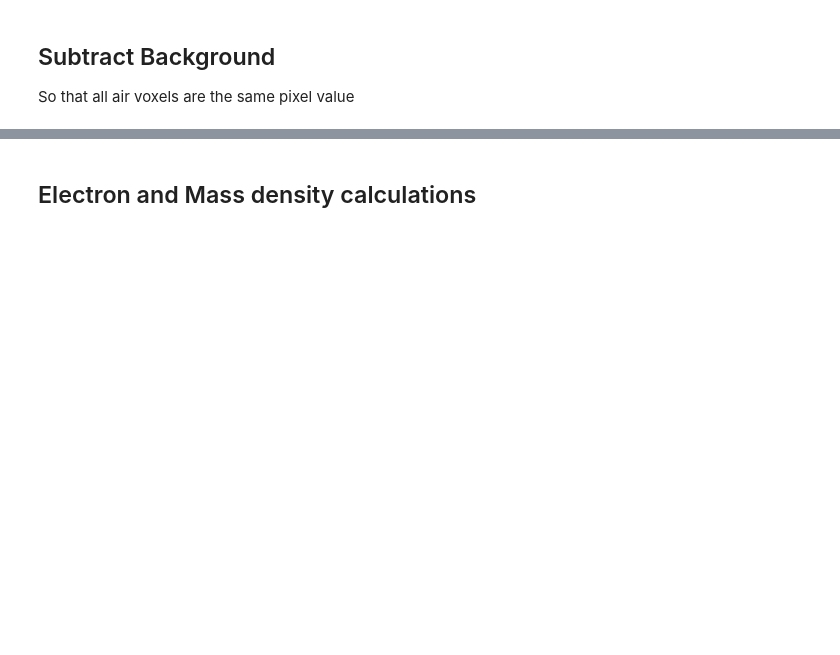
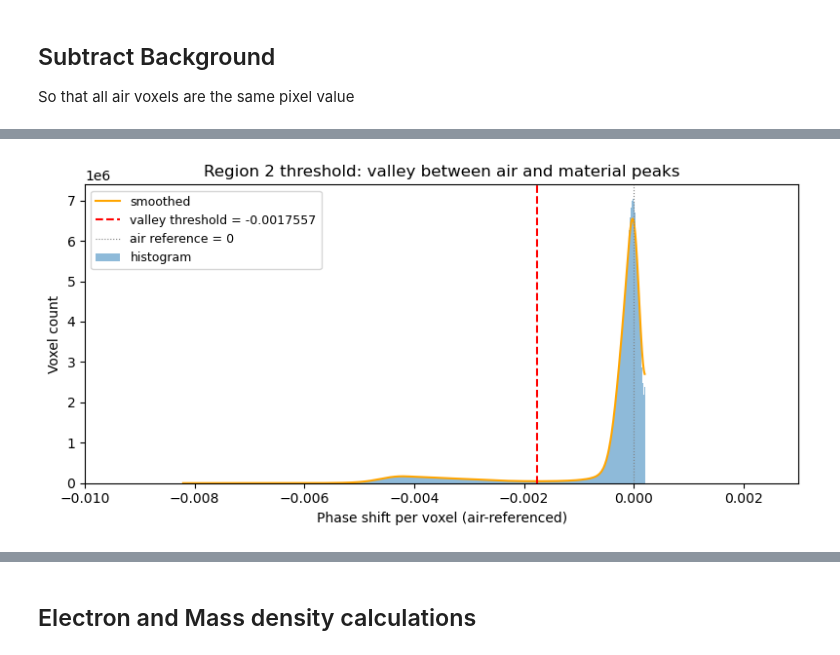
Before and after one commit to levijh1/TomoMono, a Jupyter notebook: densityConversion.ipynb, the cells around one changed output, grey strips where cells are left out. Cells and saved outputs as stored; diff of their text form; code cells hidden in the pictures; blank space fills up the shorter version.

```diff
--- a/densityConversion.ipynb
+++ b/densityConversion.ipynb
@@ -422,36 +497,80 @@ So that all air voxels are the same pixel value
 # %%
 # ============================================================
-# Crop Region
+# Define the three regions we will report mass density over
 # ============================================================
+# Masks are defined here on the *air-referenced* phase volume (`tomo_scaled`,
+# already shifted in the cell above). They stay valid through the density
+# conversions because those only multiply / shift the data IN PLACE on the
+# object voxels, so the exact-zero background is preserved.
+#
+#   Region 1 : whole volume, only the exact-zero background excluded
+#              -> handled later with (volume != 0); no stored mask needed.
+#   Region 2 : threshold mask -> voxels with air-referenced phase below the
+#              valley between the air peak and material peak (auto-detected).
+#   Region 3 : a small rectangular prism sitting entirely inside the foam.
+from scipy.ndimage import uniform_filter1d
 from helperFunctions import MoviePlotter   # cv2 and np already imported above
 
-# ---- Volume 1: raw scaled phase-contrast values (no mask) ----
-vol_raw = tomo_scaled
+# ---- Region 2: valley-detection threshold (relative to the air reference at 0) ----
+support = tomo_scaled != 0
+counts_v, edges_v = np.histogram(tomo_scaled[support].ravel(), bins=1024)
+centers_v = 0.5 * (edges_v[:-1] + edges_v[1:])
 
-# ---- Volume 2: voxels below -0.001 (threshold mask) ----
-mask2 = tomo_scaled < -0.001  # 3D boolean: threshold-selected voxels
+smoothed_v = uniform_filter1d(counts_v.astype(float), size=20)
 
-# ---- Volume 3: diagonal-rectangle column, ~50 px tall from the top z-slice ----
-corner_pts = np.array([[750, 250], [550, 400], [750, 450], [800, 400]],
+# Valley sits between the air peak (at 0) and the material peak (further left),
+# constrained to the [-0.002, -0.001] window where the two peaks meet.
+valley_search = (centers_v > -0.002) & (centers_v < -0.001)
+valley_idx = np.argmin(smoothed_v[valley_search])
+valley_threshold = centers_v[valley_search][valley_idx]
+print(f"Valley threshold: {valley_threshold:.6g}")
+
+mask_threshold_value = valley_threshold
+
+# Visualise the detection on the histogram
+fig_v, ax_v = plt.subplots(figsize=(8, 4))
+ax_v.bar(centers_v, counts_v, width=np.diff(edges_v), align='center', alpha=0.5, label='histogram')
+ax_v.plot(centers_v, smoothed_v, color='orange', linewidth=1.5, label='smoothed')
+ax_v.axvline(valley_threshold, color='red', linestyle='--',
+             label=f'valley threshold = {valley_threshold:.5g}')
+ax_v.axvline(0, color='gray', linestyle=':', linewidth=0.8, label='air reference = 0')
+ax_v.set_xlim(-0.010, 0.003)
+ax_v.set_xlabel('Phase shift per voxel (air-referenced)')
+ax_v.set_ylabel('Voxel count')
+ax_v.set_title('Region 2 threshold: valley between air and material peaks')
+ax_v.legend(fontsize=9)
+plt.tight_layout()
+plt.show()
+
+mask_threshold = tomo_scaled < mask_threshold_value
+del support, counts_v, edges_v, centers_v, smoothed_v, valley_search
+
+# ---- Region 3: rectangular prism fully inside the foam ----------------------
+# A tilted rectangle in (row, col) extruded through the top `z_thickness`
+# slices. Adjust corner_pts / z_thickness so the prism stays in material.
+corner_pts = np.array([[750, 250], [350, 500], [750, 450], [800, 400]],
                       dtype=np.float32)
-rect = cv2.minAreaRect(corner_pts)
-box  = cv2.boxPoints(rect).astype(np.int32)
+box = cv2.boxPoints(cv2.minAreaRect(corner_pts)).astype(np.int32)
 
 nz, nrow, ncol = tomo_scaled.shape
-filled = np.zeros((nrow, ncol), dtype=np.uint8)
-cv2.fillConvexPoly(filled, box, 1)
-rect_mask_2d = filled.astype(bool)
+rect_2d = np.zeros((nrow, ncol), dtype=np.uint8)
+cv2.fillConvexPoly(rect_2d, box, 1)
+rect_2d = rect_2d.astype(bool)
 
 z_thickness = 50
-z_slab = slice(nz - z_thickness, nz)
+mask_prism = np.zeros(tomo_scaled.shape, dtype=bool)
+mask_prism[nz - z_thickness:nz] = rect_2d
 
-mask3 = np.zeros(tomo_scaled.shape, dtype=bool)
-mask3[z_slab] = rect_mask_2d
-
-plt.imshow(mask3[nz - 1])
-plt.title("Top slice — diagonal rectangle cross-section mask")
-plt.colorbar()
+# ---- Verify the region footprints on representative slices ------------------
+fig, axs = plt.subplots(1, 3, figsize=(15, 5))
+axs[0].imshow(tomo_scaled[nz - 1], cmap='gray')
+axs[0].set_title('Air-referenced phase (bottom slice)')
+axs[1].imshow(mask_threshold[nz - 1], cmap='gray')
+axs[1].set_title('Region 2: threshold mask (bottom slice)')
+axs[2].imshow(tomo_scaled[nz - 1], cmap='gray')
+axs[2].imshow(np.ma.masked_where(~mask_prism[nz - 1], mask_prism[nz - 1]),
+              cmap='autumn', alpha=0.6)
+axs[2].set_title('Region 3: rectangular prism (bottom slice)')
+plt.tight_layout()
 plt.show()
-
-MoviePlotter(vol_raw * mask2)
-MoviePlotter(vol_raw * mask3)
+# %% [output]
@@ -457,0 +578 @@ MoviePlotter(vol_raw * mask3)
+[figure, added]
```
Also changed, not shown: parts of 29 cells of this notebook, 3 other files.
